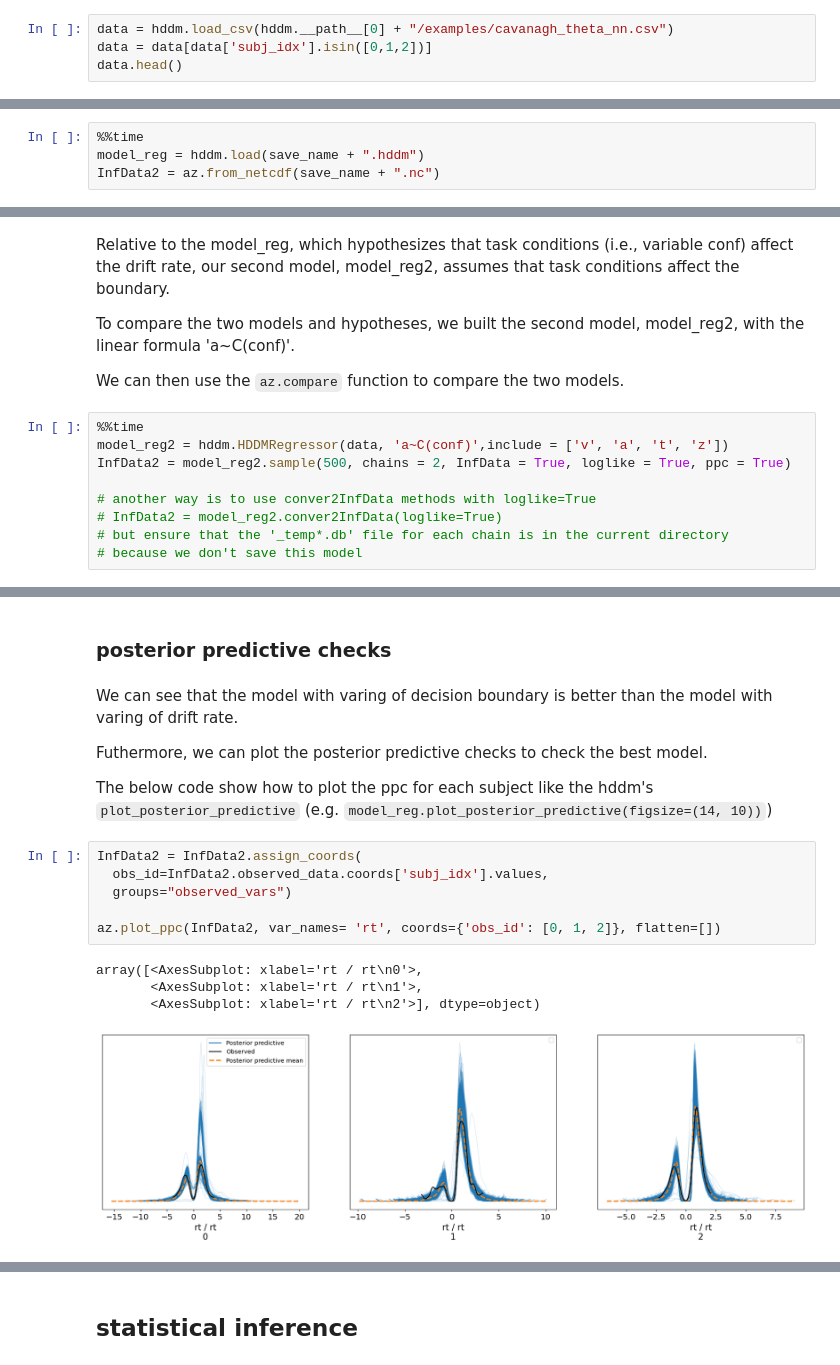
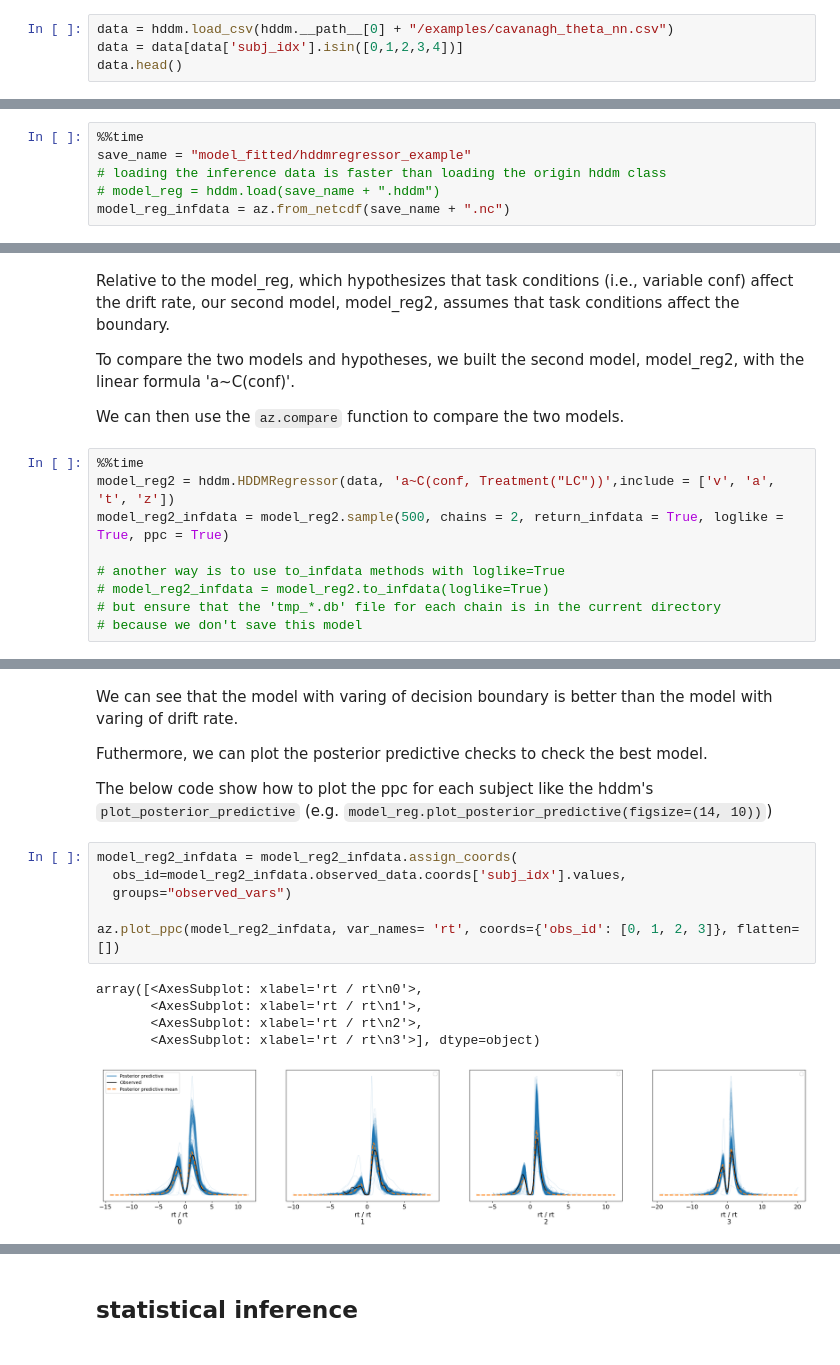
Before and after one commit to Asynchro-Epool/dockerHDDM_Guide, a Jupyter notebook: tutorial/dockerHDDM_primer.ipynb, the cells around one changed output, grey strips where cells are left out. Saved outputs shown, nothing was run; the diff lists cells and outputs as text.

```diff
--- a/tutorial/dockerHDDM_primer.ipynb
+++ b/tutorial/dockerHDDM_primer.ipynb
@@ -33,7 +31,7 @@ The current version of arviz is:  0.14.0
 Loading the data from the hddm package
 # %%
 data = hddm.load_csv(hddm.__path__[0] + "/examples/cavanagh_theta_nn.csv")
-data = data[data['subj_idx'].isin([0,1,2])]
+data = data[data['subj_idx'].isin([0,1,2,3,4])]
 data.head()
 # %% [output]
 |  | subj_idx | stim | rt | response | theta | dbs | conf |
@@ -143,4 +142,6 @@ save_name = "model_fitted/hddmregressor_example"
 # %%
 %%time
-model_reg = hddm.load(save_name + ".hddm")
-InfData2 = az.from_netcdf(save_name + ".nc")
+save_name = "model_fitted/hddmregressor_example"
+# loading the inference data is faster than loading the origin hddm class
+# model_reg = hddm.load(save_name + ".hddm")
+model_reg_infdata = az.from_netcdf(save_name + ".nc")
@@ -176,12 +182,12 @@ To compare the two models and hypotheses, we built the second model, model_reg2,
 We can then use the `az.compare` function to compare the two models.
 # %%
 %%time
-model_reg2 = hddm.HDDMRegressor(data, 'a~C(conf)',include = ['v', 'a', 't', 'z'])
-InfData2 = model_reg2.sample(500, chains = 2, InfData = True, loglike = True, ppc = True)
+model_reg2 = hddm.HDDMRegressor(data, 'a~C(conf, Treatment("LC"))',include = ['v', 'a', 't', 'z'])
+model_reg2_infdata = model_reg2.sample(500, chains = 2, return_infdata = True, loglike = True, ppc = True)
 
-# another way is to use conver2InfData methods with loglike=True
-# InfData2 = model_reg2.conver2InfData(loglike=True)
-# but ensure that the '_temp*.db' file for each chain is in the current directory
+# another way is to use to_infdata methods with loglike=True
+# model_reg2_infdata = model_reg2.to_infdata(loglike=True)
+# but ensure that the 'tmp_*.db' file for each chain is in the current directory
 # because we don't save this model
 # %% [output]
 No model attribute --> setting up standard HDDM
@@ -212,5 +228,3 @@ az.compare(compare_dict)
-# %% [markdown]
-### posterior predictive checks
 # %% [markdown]
 We can see that the model with varing of decision boundary is better than the model with varing of drift rate.
 
@@ -218,13 +232,14 @@ Futhermore, we can plot the posterior predictive checks to check the best model.
 
 The below code show how to plot the ppc for each subject like the hddm's `plot_posterior_predictive` (e.g. `model_reg.plot_posterior_predictive(figsize=(14, 10))`)
 # %%
-InfData2 = InfData2.assign_coords(
-  obs_id=InfData2.observed_data.coords['subj_idx'].values,
+model_reg2_infdata = model_reg2_infdata.assign_coords(
+  obs_id=model_reg2_infdata.observed_data.coords['subj_idx'].values,
   groups="observed_vars")
 
-az.plot_ppc(InfData2, var_names= 'rt', coords={'obs_id': [0, 1, 2]}, flatten=[])
+az.plot_ppc(model_reg2_infdata, var_names= 'rt', coords={'obs_id': [0, 1, 2, 3]}, flatten=[])
 # %% [output]
 array([<AxesSubplot: xlabel='rt / rt\n0'>,
        <AxesSubplot: xlabel='rt / rt\n1'>,
-       <AxesSubplot: xlabel='rt / rt\n2'>], dtype=object)
+       <AxesSubplot: xlabel='rt / rt\n2'>,
+       <AxesSubplot: xlabel='rt / rt\n3'>], dtype=object)
-[figure, old version]
+[figure, new version]
```
Also changed, not shown: parts of 19 cells of this notebook.
